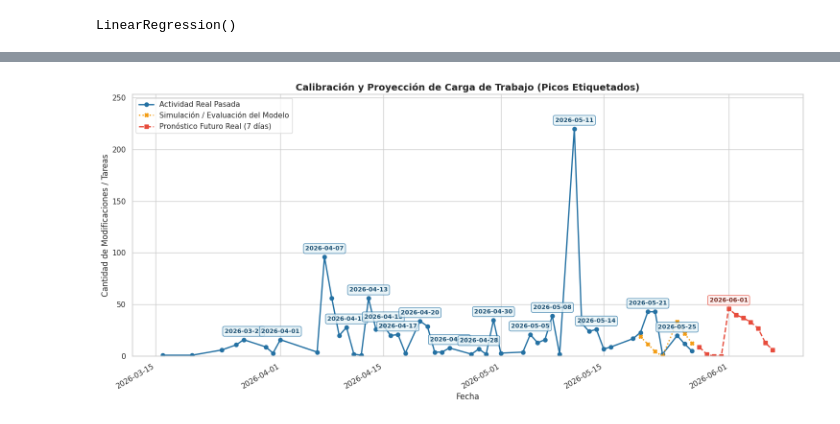
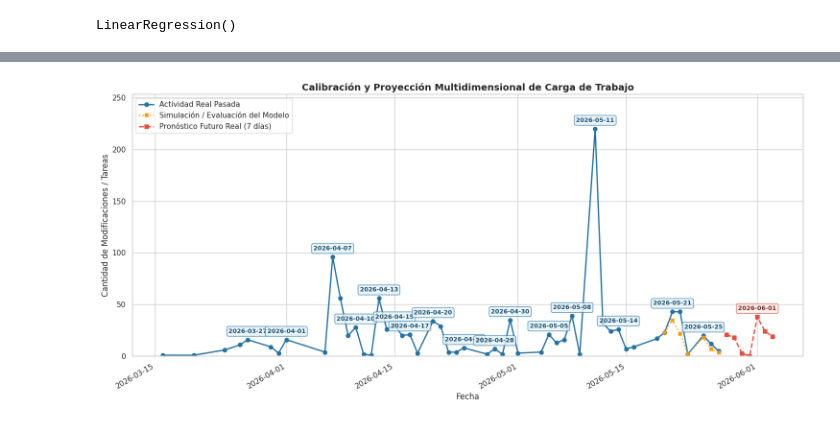
Before and after one commit to FelipeSaCh/Prophet_Activity, a Jupyter notebook: BetaTest.ipynb, the cells around one changed output, grey strips where cells are left out. Saved outputs shown, nothing was run; the diff lists cells and outputs as text; code cells hidden in the pictures.

Commit message:
Fase 0 de proyecto - Reauste a columnas, precision 75% error 25%

```diff
--- a/BetaTest.ipynb
+++ b/BetaTest.ipynb
@@ -49,21 +59,25 @@ serie_temporal['dia_mes'] = serie_temporal['fecha'].dt.day
 serie_temporal['es_sabado'] = (serie_temporal['dia_semana'] == 5).astype(int)
 serie_temporal['es_domingo'] = (serie_temporal['dia_semana'] == 6).astype(int)
 
-# "Lag Features" + "Rolling Window" (Media móvil para evitar el estancamiento en cero)
+# Lag Features + Rolling Window
 serie_temporal['tareas_ayer'] = serie_temporal['total_tareas'].shift(1)
 serie_temporal['media_movil_3d'] = serie_temporal['total_tareas'].shift(1).rolling(window=3).mean()
 
-# Eliminamos filas con NaN resultantes del desfase (shift y rolling)
 serie_temporal = serie_temporal.dropna().reset_index(drop=True)
 
-X = serie_temporal[['dia_semana', 'dia_mes', 'es_sabado', 'es_domingo', 'tareas_ayer', 'media_movil_3d']]
+# Construcción dinámica de la matriz de predictores X incluyendo el nuevo contexto
+features_base = ['dia_semana', 'dia_mes', 'es_sabado', 'es_domingo', 'tareas_ayer', 'media_movil_3d', 'usuarios_activos']
+X_columnas = features_base + columnas_tipo
+
+X = serie_temporal[X_columnas]
 y = serie_temporal['total_tareas']
-# Función nativa para calcular el wMAPE (Weighted MAPE)
+
 def calcular_wmape(y_real, y_pred):
     sum_real = np.sum(y_real)
     if sum_real == 0:
         return 0.0
     return np.sum(np.abs(y_real - y_pred)) / sum_real
+
 
 # ==========================================
 # 2.5 EVALUACIÓN ESTRICTA (División Temporal)
@@ -178,9 +201,7 @@ Fecha: 2026-06-07 -> Tareas estimadas: 6
 # %%
 # ==========================================
-# 5. GRÁFICA DE TENDENCIA, VALIDACIÓN Y PRONÓSTICO (CON ETIQUETAS EN PICOS)
+# 5. GRÁFICA DE TENDENCIA, VALIDACIÓN Y PRONÓSTICO
 # ==========================================
-from scipy.signal import find_peaks  # Importación necesaria para detectar picos
-
 plt.figure(figsize=(15, 7))
 sns.set_theme(style="whitegrid")
 
@@ -198,56 +219,46 @@ plt.plot(df_futuro['fecha'], df_futuro['pronostico'], label='Pronóstico Futuro
 # ------------------------------------------
 # DETECCIÓN Y ETIQUETADO DE PICOS
 # ------------------------------------------
-# Picos en el Histórico Real (ajusta 'distance' si hay demasiados picos juntos)
 picos_hist, _ = find_peaks(serie_temporal['total_tareas'], distance=2, prominence=1)
-
 for idx in picos_hist:
     fecha_pico = serie_temporal['fecha'].iloc[idx]
     valor_pico = serie_temporal['total_tareas'].iloc[idx]
-
     plt.annotate(
         fecha_pico.strftime('%Y-%m-%d'),
         xy=(fecha_pico, valor_pico),
-        xytext=(0, 10),  # Desplazamiento de 10 puntos arriba del punto
+        xytext=(0, 10),
         textcoords='offset points',
         ha='center',
         fontsize=9,
         weight='bold',
         color='#1b4f72',
         bbox=dict(boxstyle="round,pad=0.3", fc="#e8f4f8", ec="#2471a3", lw=1, alpha=0.8)
     )
 
-# Picos en el Pronóstico Futuro
 picos_fut, _ = find_peaks(df_futuro['pronostico'], distance=1)
-
 for idx in picos_fut:
     fecha_pico = df_futuro['fecha'].iloc[idx]
     valor_pico = df_futuro['pronostico'].iloc[idx]
-
     plt.annotate(
         fecha_pico.strftime('%Y-%m-%d'),
         xy=(fecha_pico, valor_pico),
         xytext=(0, 10),
         textcoords='offset points',
         ha='center',
         fontsize=9,
         weight='bold',
         color='#78281f',
         bbox=dict(boxstyle="round,pad=0.3", fc="#fdedec", ec="#e74c3c", lw=1, alpha=0.8)
     )
 # ------------------------------------------
 
-# Configuración visual optimizada
-plt.title('Calibración y Proyección de Carga de Trabajo (Picos Etiquetados)', fontsize=14, weight='bold')
+plt.title('Calibración y Proyección Multidimensional de Carga de Trabajo', fontsize=14, weight='bold')
 plt.xlabel('Fecha', fontsize=12)
 plt.ylabel('Cantidad de Modificaciones / Tareas', fontsize=12)
-
-# Ajustar los límites del eje Y para que las etiquetas de los picos más altos no se corten
 plt.ylim(0, max(serie_temporal['total_tareas'].max(), df_futuro['pronostico'].max()) * 1.15)
-
 plt.gcf().autofmt_xdate()
 plt.legend(fontsize=11, loc='upper left')
 plt.tight_layout()
 plt.show()
 # %% [output]
-[figure, old version]
+[figure, new version]
```
Also changed, not shown: parts of 3 cells of this notebook.
